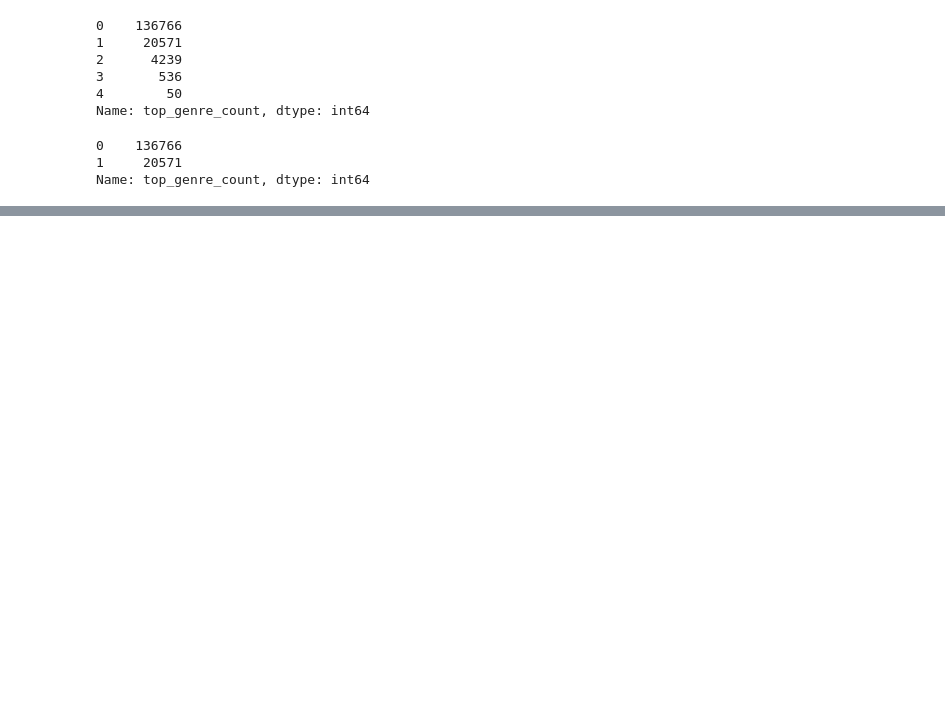
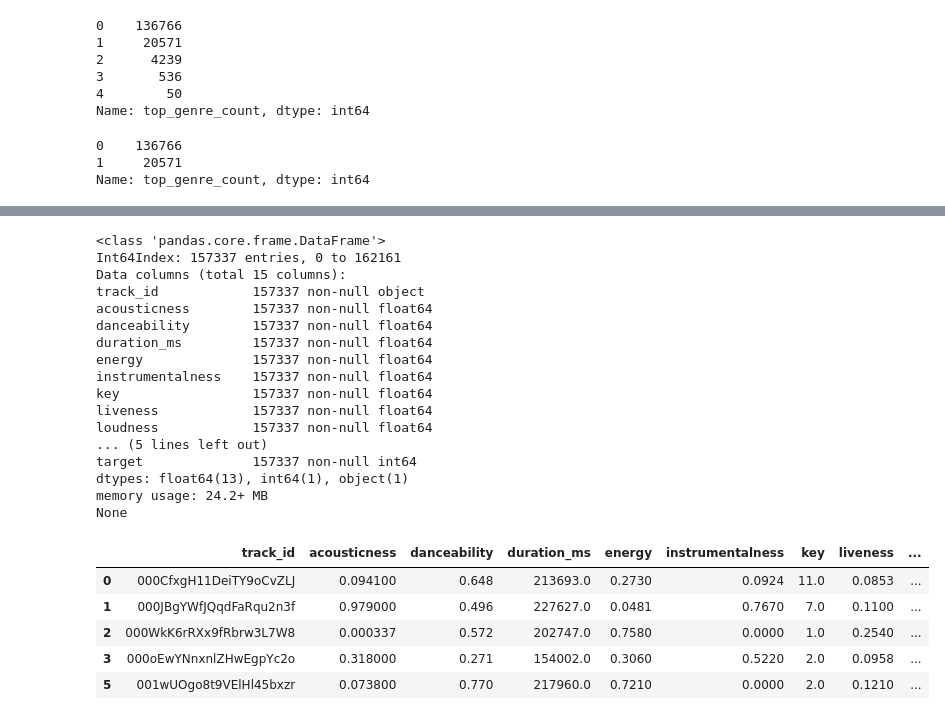
Before and after one commit to maxtingle11/Using-Machine-Learning-Algorithms-to-Predict-a-Pop-Songs-Subgenre, a Jupyter notebook: Data Cleaning.ipynb, the cells around one changed output, grey strips where cells are left out. Cells and saved outputs as stored; diff of their text form; code cells hidden in the pictures; blank space fills up the shorter version.

Commit message:
updated data cleaning

```diff
--- a/Data Cleaning.ipynb
+++ b/Data Cleaning.ipynb
@@ -236,0 +293,2 @@ Name: top_genre_count, dtype: int64
+# %%
+pop_songs2_filtered['target'] = pop_songs2_filtered.iloc[:,19:26].apply(lambda s: s.sum(), axis=1)
@@ -237,3 +301,3 @@ Name: top_genre_count, dtype: int64
 # %%
-pop_songs2_filtered['target'] = 0
+pop_songs2_filtered.target.value_counts()
 # %% [output]
@@ -300,0 +317,40 @@ SyntaxError: invalid syntax (<ipython-input-66-fd19bbdd5123>, line 3)
+# %%
+songs_cleaned = pop_songs2_filtered.drop(['track_popularity',
+                                          'artist_id',
+                                          'artist_genres',
+                                          'artist_popularity',
+                                          'artist_followers',
+                                          'dancepop',
+                                          'poprap',
+                                          'folkpop',
+                                          'electropop',
+                                          'poprock',
+                                          'indiepop',
+                                          'popedm',
+                                          'top_genre_count'], axis=1)
+print(songs_cleaned.info())
+songs_cleaned.head()
+# %% [output]
+<class 'pandas.core.frame.DataFrame'>
+Int64Index: 157337 entries, 0 to 162161
+Data columns (total 15 columns):
+track_id            157337 non-null object
+acousticness        157337 non-null float64
+danceability        157337 non-null float64
+duration_ms         157337 non-null float64
+energy              157337 non-null float64
+instrumentalness    157337 non-null float64
+key                 157337 non-null float64
+liveness            157337 non-null float64
+loudness            157337 non-null float64
+... (5 lines left out)
+target              157337 non-null int64
+dtypes: float64(13), int64(1), object(1)
+memory usage: 24.2+ MB
+None
+|  | track_id | acousticness | danceability | duration_ms | energy | instrumentalness | key | liveness | ... |
+| 0 | 000CfxgH11DeiTY9oCvZLJ | 0.094100 | 0.648 | 213693.0 | 0.2730 | 0.0924 | 11.0 | 0.0853 | ... |
+| 1 | 000JBgYWfJQqdFaRqu2n3f | 0.979000 | 0.496 | 227627.0 | 0.0481 | 0.7670 | 7.0 | 0.1100 | ... |
+| 2 | 000WkK6rRXx9fRbrw3L7W8 | 0.000337 | 0.572 | 202747.0 | 0.7580 | 0.0000 | 1.0 | 0.2540 | ... |
+| 3 | 000oEwYNnxnlZHwEgpYc2o | 0.318000 | 0.271 | 154002.0 | 0.3060 | 0.5220 | 2.0 | 0.0958 | ... |
+| 5 | 001wUOgo8t9VElHl45bxzr | 0.073800 | 0.770 | 217960.0 | 0.7210 | 0.0000 | 2.0 | 0.1210 | ... |
```
Also changed, not shown: parts of 17 cells of this notebook.
